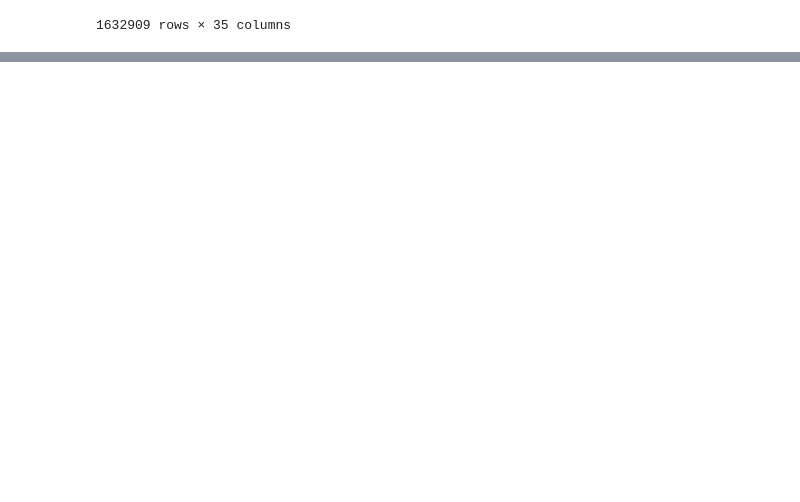
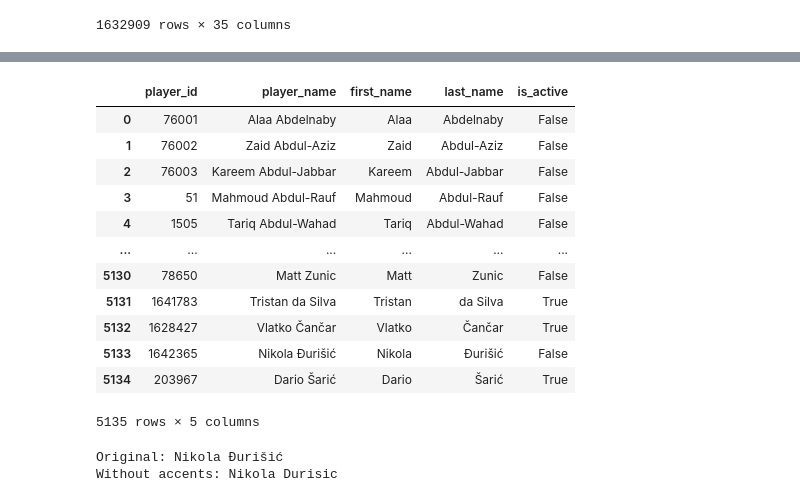
Before and after one commit to dejiandrew/nba-award-predictor, a Jupyter notebook: notebooks/create_features.ipynb, the cells around one changed output, grey strips where cells are left out. Saved outputs shown, nothing was run; the diff lists cells and outputs as text; code cells hidden in the pictures; blank space fills up the shorter version.

```diff
--- a/notebooks/create_features.ipynb
+++ b/notebooks/create_features.ipynb
@@ -864,0 +510,65 @@ pd.read_csv('playerstatistics.csv')
+# %%
+query = """
+
+SELECT * FROM nba_lookup_df
+
+"""
+
+nba_lookup_df = duckdb.query(query).df()
+nba_lookup_df
+# %% [output]
+|  | player_id | player_name | first_name | last_name | is_active |
+| 0 | 76001 | Alaa Abdelnaby | Alaa | Abdelnaby | False |
+| 1 | 76002 | Zaid Abdul-Aziz | Zaid | Abdul-Aziz | False |
+| 2 | 76003 | Kareem Abdul-Jabbar | Kareem | Abdul-Jabbar | False |
+| 3 | 51 | Mahmoud Abdul-Rauf | Mahmoud | Abdul-Rauf | False |
+| 4 | 1505 | Tariq Abdul-Wahad | Tariq | Abdul-Wahad | False |
+| ... | ... | ... | ... | ... | ... |
+| 5130 | 78650 | Matt Zunic | Matt | Zunic | False |
+| 5131 | 1641783 | Tristan da Silva | Tristan | da Silva | True |
+| 5132 | 1628427 | Vlatko Čančar | Vlatko | Čančar | True |
+| 5133 | 1642365 | Nikola Đurišić | Nikola | Đurišić | False |
+| 5134 | 203967 | Dario Šarić | Dario | Šarić | True |
+5135 rows × 5 columns
+# %%
+import unicodedata
+import re
+
+def remove_accents(text):
+    """
+    Remove accent marks from input text while preserving the base characters.
+    Also handles special characters like Đ/đ.
+
+    Example:
+    "Nikola Đurišić" -> "Nikola Durisic"
+    """
+    # First, handle special characters that need specific replacements
+    special_chars = {
+        'Đ': 'D', 'đ': 'd',  # Serbian/Croatian D with stroke
+        'Ł': 'L', 'ł': 'l',  # Polish L with stroke
+        'Ø': 'O', 'ø': 'o',  # Danish/Norwegian O with stroke
+        'Ŧ': 'T', 'ŧ': 't',  # Sami T with stroke
+        'Æ': 'AE', 'æ': 'ae',  # Æ/æ ligature
+        'Œ': 'OE', 'œ': 'oe',  # Œ/œ ligature
+        'ß': 'ss',  # German eszett
+    }
+
+    for char, replacement in special_chars.items():
+        text = text.replace(char, replacement)
+
+    # Normalize the text to decompose characters into base character and accent mark
+    normalized_text = unicodedata.normalize('NFKD', text)
+
+    # Filter out the non-spacing marks (accent marks)
+    result = ''.join(c for c in normalized_text if not unicodedata.category(c).startswith('Mn'))
+
+    return result
+
+# Example
+name = "Nikola Đurišić"
+clean_name = remove_accents(name)
+print(f"Original: {name}")
+print(f"Without accents: {clean_name}")
+# %% [output]
+Original: Nikola Đurišić
+Without accents: Nikola Durisic
```
Also changed, not shown: parts of 11 cells of this notebook.
